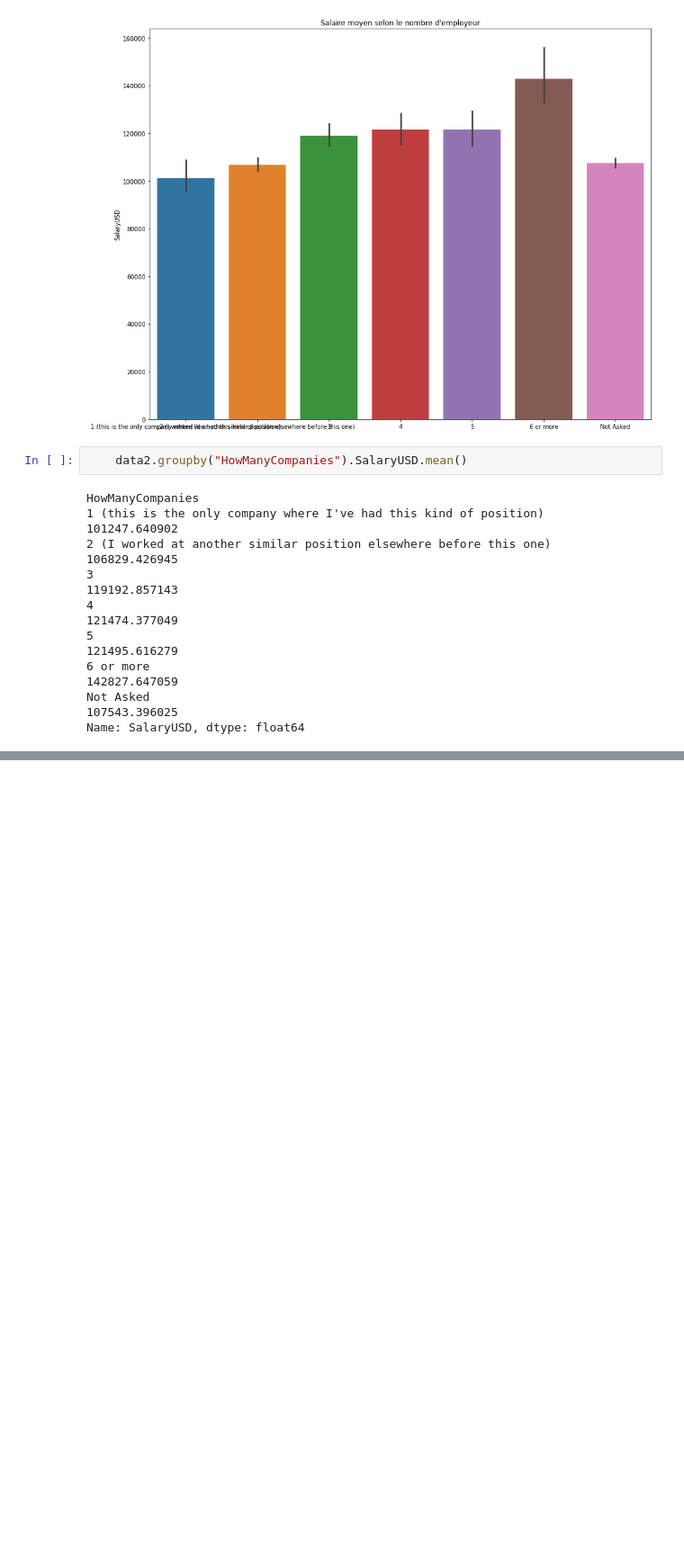
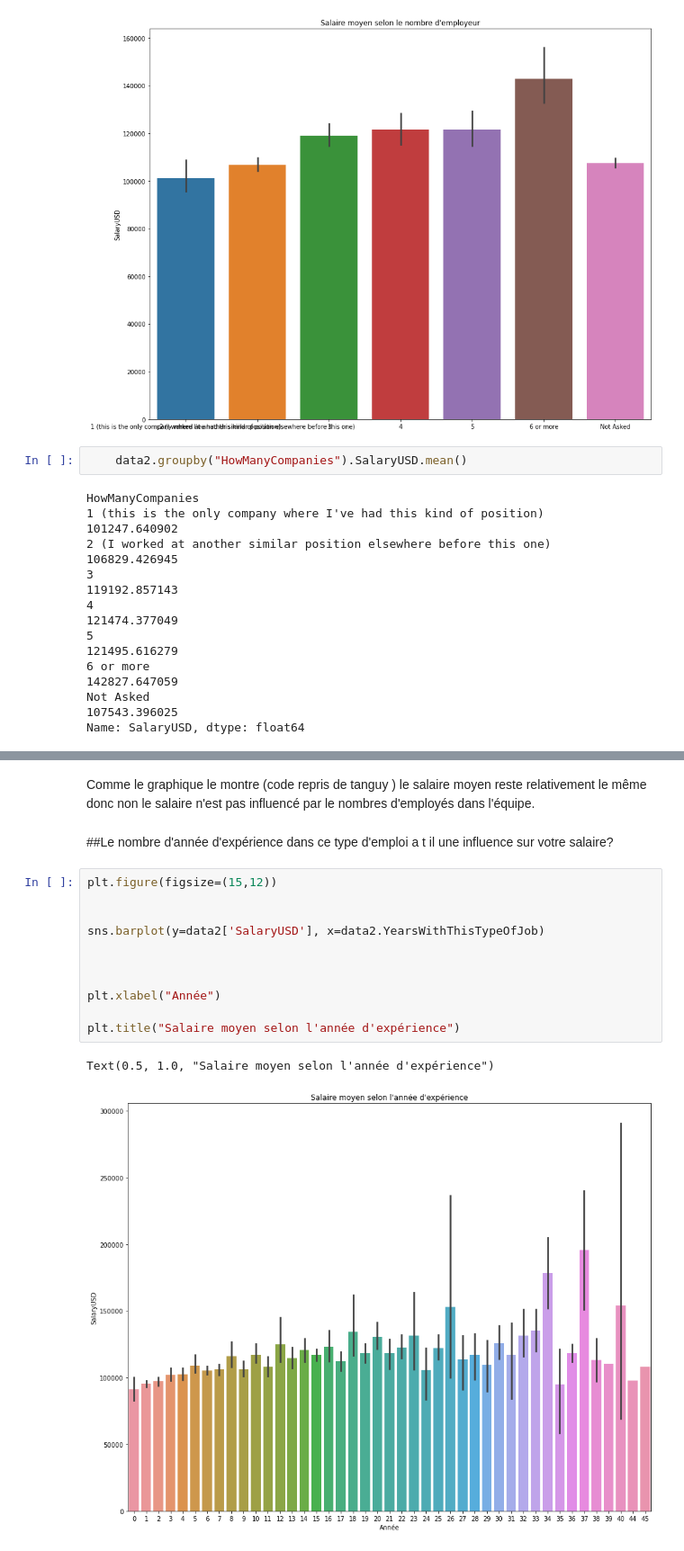
Before and after one commit to fberrabah/TheAmericanDream, a Jupyter notebook: notebook/Career_visualization.ipynb, the cells around one changed output, grey strips where cells are left out. Shown at 90% size. Saved outputs shown, nothing was run; the diff lists cells and outputs as text; blank space fills up the shorter version.

```diff
--- a/notebook/Career_visualization.ipynb
+++ b/notebook/Career_visualization.ipynb
@@ -137,0 +197,18 @@ Name: SalaryUSD, dtype: float64
+# %% [markdown]
+Comme le graphique le montre (code repris de tanguy ) le salaire moyen reste relativement le même donc non le salaire n'est pas influencé par le nombres d'employés dans l'équipe.
+# %% [markdown]
+##Le nombre d'année d'expérience dans ce type d'emploi a t il une influence sur votre salaire?
+# %%
+plt.figure(figsize=(15,12))
+
+
+sns.barplot(y=data2['SalaryUSD'], x=data2.YearsWithThisTypeOfJob)
+
+
+
+plt.xlabel("Année")
+
+plt.title("Salaire moyen selon l'année d'expérience")
+# %% [output]
+Text(0.5, 1.0, "Salaire moyen selon l'année d'expérience")
+[figure, added]
```
Also changed, not shown: parts of 9 cells of this notebook, 1 other file.
